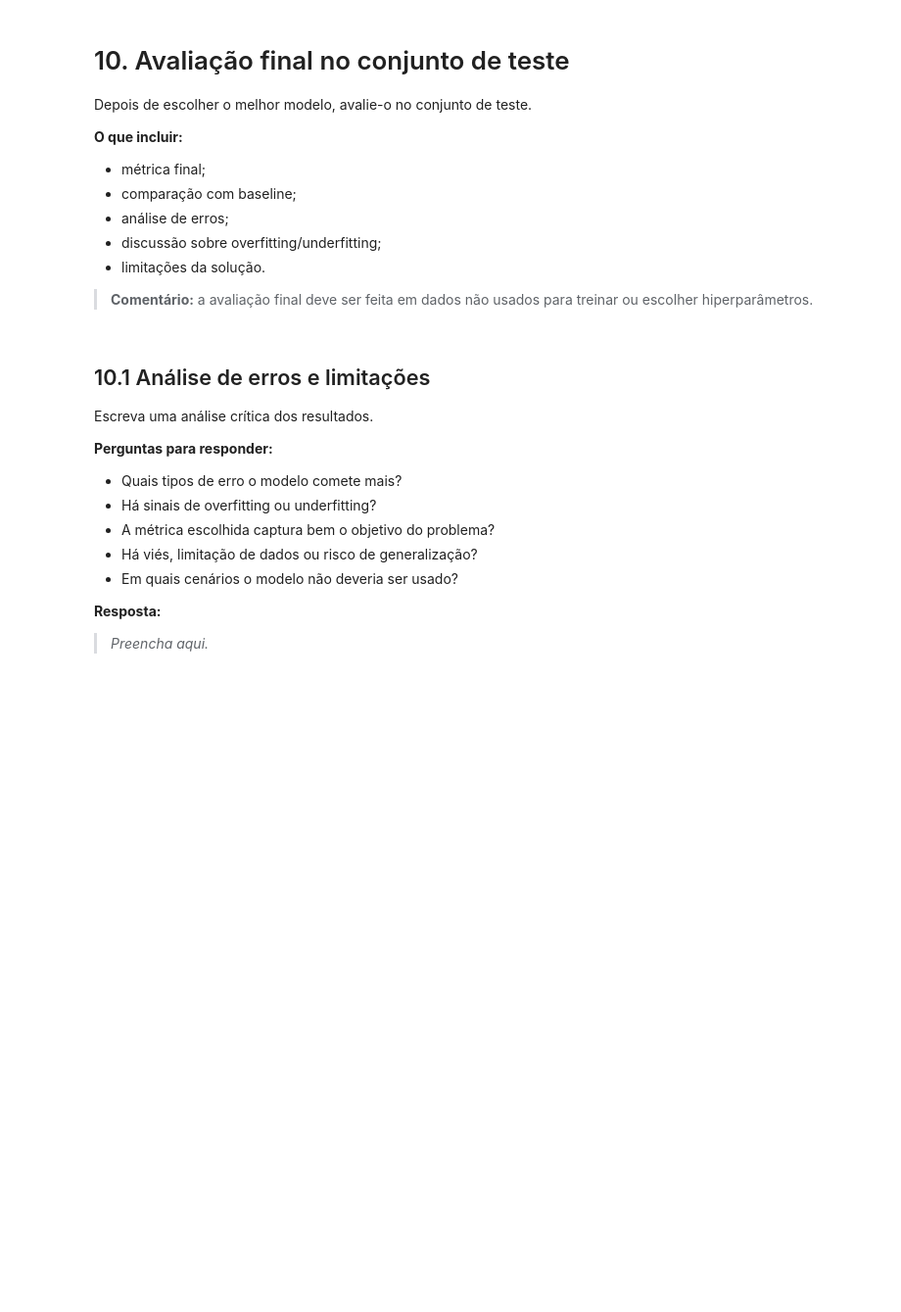
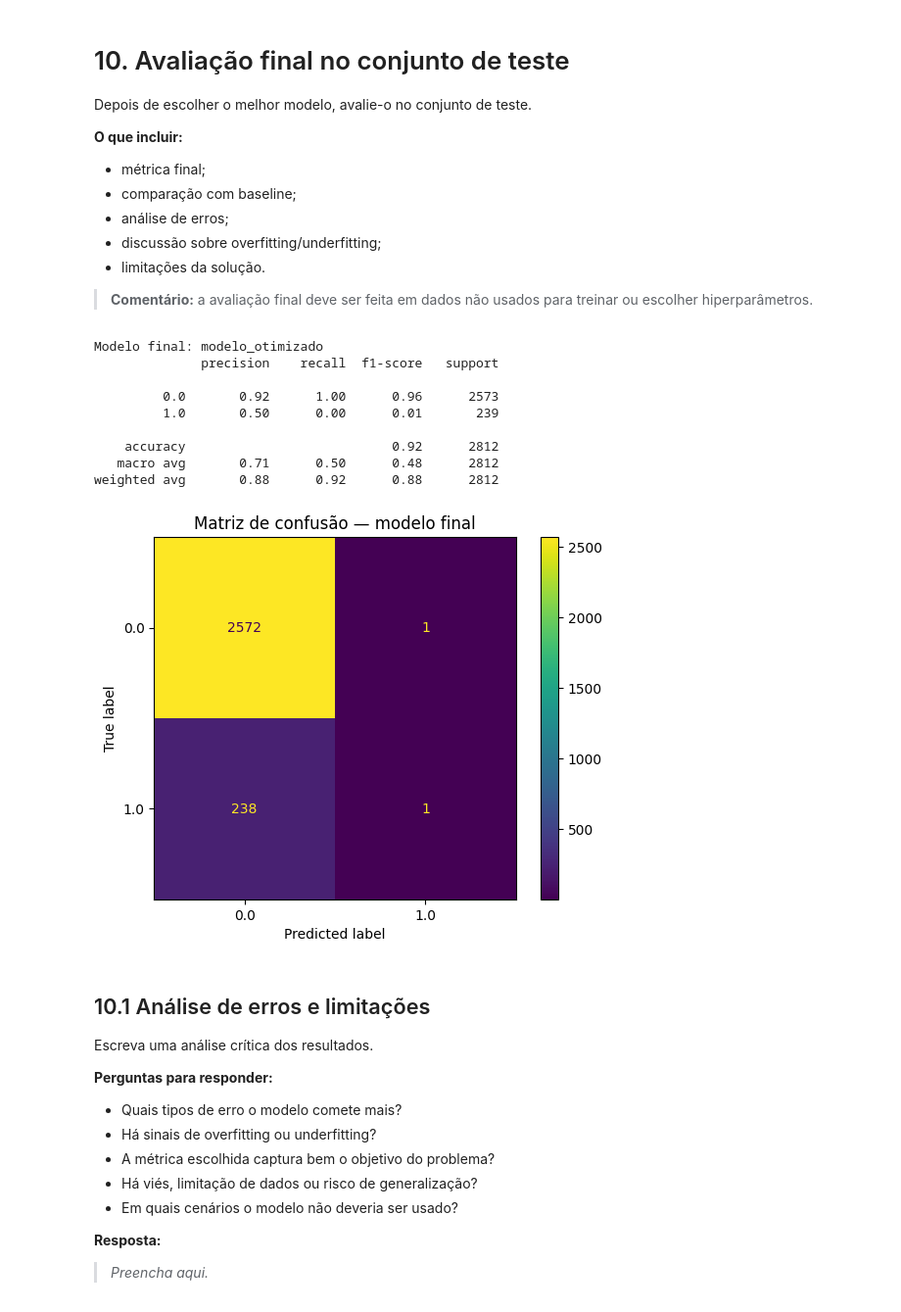
Before and after one commit to marcelastein/MVP-Classificacao_conflitos_militares, a Jupyter notebook: MVP_ML_Classificacao_de_conflitos.ipynb, the cells around one changed output. Shown at 98% size. Cells and saved outputs as stored; diff of their text form; code cells hidden in the pictures; blank space fills up the shorter version.

```diff
--- a/MVP_ML_Classificacao_de_conflitos.ipynb
+++ b/MVP_ML_Classificacao_de_conflitos.ipynb
@@ -1001,0 +1160,34 @@ show_results_table(results)
+# %%
+logistic = Pipeline([
+    ("preprocess", preprocess),
+    ("model",
+     LogisticRegression(C=0.1,
+         random_state=SEED,
+         max_iter=5000, penalty='l1',class_weight="balanced",
+         solver= "liblinear"
+
+     )
+    )
+])
+
+
+t0 = time.time()
+logistic.fit(X_train, y_train)
+train_time = time.time() - t0
+
+y_pred = logistic.predict(X_test)
+if PROBLEM_TYPE == "classificacao" or "classificacao_com_relacao_tempo":
+    proba = logistic.predict_proba(X_test) if hasattr(logistic, "predict_proba") else None
+    y_pred = (proba[:, 1] >= 0.49).astype(int)
+
+    results["LogisticRegression_2"] = (
+    evaluate_classification(
+    y_test,
+    y_pred,
+    proba
+    )
+    )
+
+
+
+show_results_table(results)
@@ -1033,10 +1233,10 @@ Faça uma busca simples de hiperparâmetros para pelo menos um modelo, quando ap
 N_ITER_SEARCH = 5
 search = None
 
-if PROBLEM_TYPE == "classificacao":
+if PROBLEM_TYPE == "classificacao" or "classificacao_com_relacao_tempo":
     cv = StratifiedKFold(n_splits=5, shuffle=True, random_state=SEED)
     model_to_tune = Pipeline(steps=[
-        ("preprocess", preprocess),
+        ("preprocess", preprocess_2),
         ("model", RandomForestClassifier(random_state=SEED))
     ])
     param_dist = {
@@ -1044,7 +1244,7 @@ if PROBLEM_TYPE == "classificacao":
         "model__max_depth": randint(2, 20),
         "model__min_samples_split": randint(2, 10)
     }
-    scoring = "f1_weighted"
+    scoring = "f1"
 
 elif PROBLEM_TYPE == "regressao":
     cv = KFold(n_splits=5, shuffle=True, random_state=SEED)
@@ -1126,34 +1389,45 @@ elif trained_models:
     final_model = trained_models[final_model_name]
 else:
     final_model = None
     final_model_name = None
 
 print("Modelo final:", final_model_name)
 
-if final_model is not None and PROBLEM_TYPE == "classificacao":
+if final_model is not None and PROBLEM_TYPE == "classificacao" or "classificacao_com_relacao_tempo":
     y_pred = final_model.predict(X_test)
     print(classification_report(y_test, y_pred))
     ConfusionMatrixDisplay.from_estimator(final_model, X_test, y_test)
     plt.title("Matriz de confusão — modelo final")
     plt.show()
 
 elif final_model is not None and PROBLEM_TYPE == "regressao":
     y_pred = final_model.predict(X_test)
     display(pd.DataFrame([evaluate_regression(y_test, y_pred)], index=[final_model_name]))
 
     residuals = y_test - y_pred
     plt.scatter(y_pred, residuals)
     plt.axhline(0, linestyle="--")
     plt.title("Resíduos vs. valores previstos")
     plt.xlabel("Valor previsto")
     plt.ylabel("Resíduo")
     plt.show()
 
 elif PROBLEM_TYPE == "clusterizacao":
     print("Para clusterização, complemente a métrica com interpretação dos grupos e exemplos de cada cluster.")
 
 elif PROBLEM_TYPE == "serie_temporal":
     print("Para séries temporais, compare valores reais vs. previstos ao longo do tempo.")
+# %% [output]
+Modelo final: modelo_otimizado
+              precision    recall  f1-score   support
+
+         0.0       0.92      1.00      0.96      2573
+         1.0       0.50      0.00      0.01       239
+
+    accuracy                           0.92      2812
+   macro avg       0.71      0.50      0.48      2812
+weighted avg       0.88      0.92      0.88      2812
+[figure, added]
 # %% [markdown]
 ## 10.1 Análise de erros e limitações
 
```
Also changed, not shown: parts of 16 cells of this notebook.
